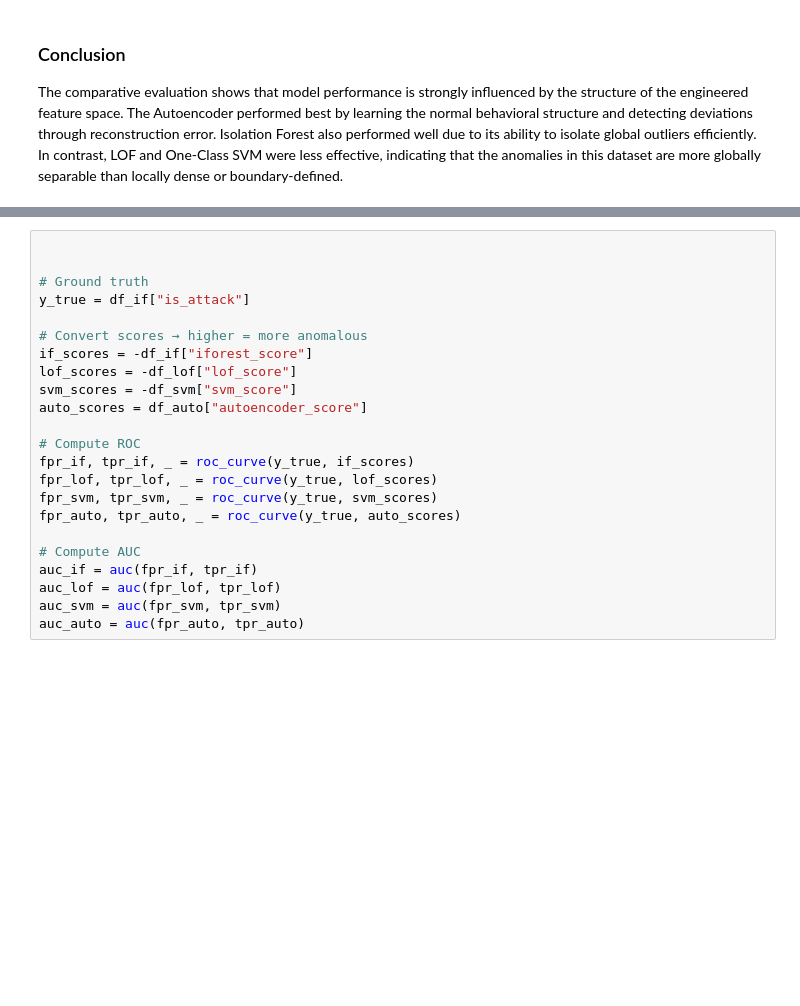
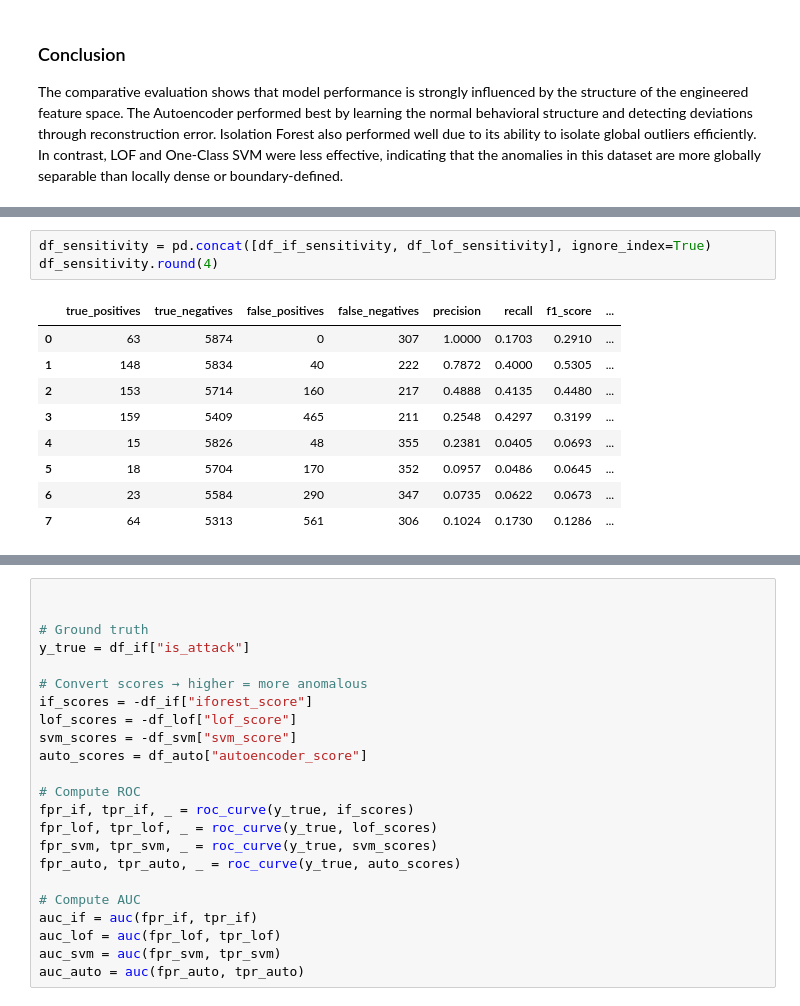
Before and after one commit to 0x0allenace/security-anomaly-project, a Jupyter notebook: notebooks/exploration.ipynb, the cells around one changed output, grey strips where cells are left out. Saved outputs shown, nothing was run; the diff lists cells and outputs as text; blank space fills up the shorter version.

```diff
--- a/notebooks/exploration.ipynb
+++ b/notebooks/exploration.ipynb
@@ -1319,0 +1473,13 @@ The comparative evaluation shows that model performance is strongly influenced b
+# %%
+df_sensitivity = pd.concat([df_if_sensitivity, df_lof_sensitivity], ignore_index=True)
+df_sensitivity.round(4)
+# %% [output]
+|  | true_positives | true_negatives | false_positives | false_negatives | precision | recall | f1_score | ... |
+| 0 | 63 | 5874 | 0 | 307 | 1.0000 | 0.1703 | 0.2910 | ... |
+| 1 | 148 | 5834 | 40 | 222 | 0.7872 | 0.4000 | 0.5305 | ... |
+| 2 | 153 | 5714 | 160 | 217 | 0.4888 | 0.4135 | 0.4480 | ... |
+| 3 | 159 | 5409 | 465 | 211 | 0.2548 | 0.4297 | 0.3199 | ... |
+| 4 | 15 | 5826 | 48 | 355 | 0.2381 | 0.0405 | 0.0693 | ... |
+| 5 | 18 | 5704 | 170 | 352 | 0.0957 | 0.0486 | 0.0645 | ... |
+| 6 | 23 | 5584 | 290 | 347 | 0.0735 | 0.0622 | 0.0673 | ... |
+| 7 | 64 | 5313 | 561 | 306 | 0.1024 | 0.1730 | 0.1286 | ... |
```
Also changed, not shown: parts of 26 cells of this notebook, 2 other files.
